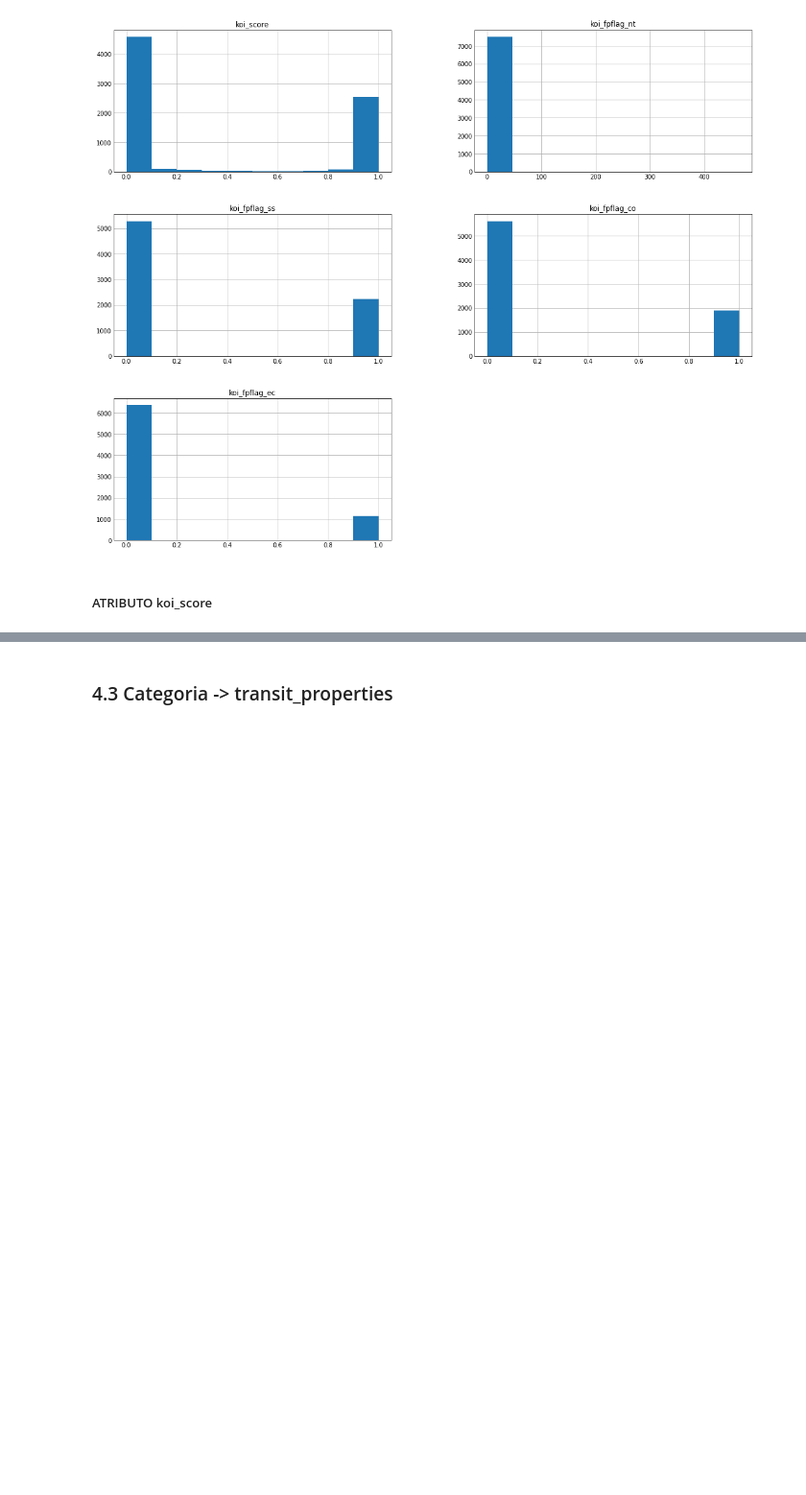
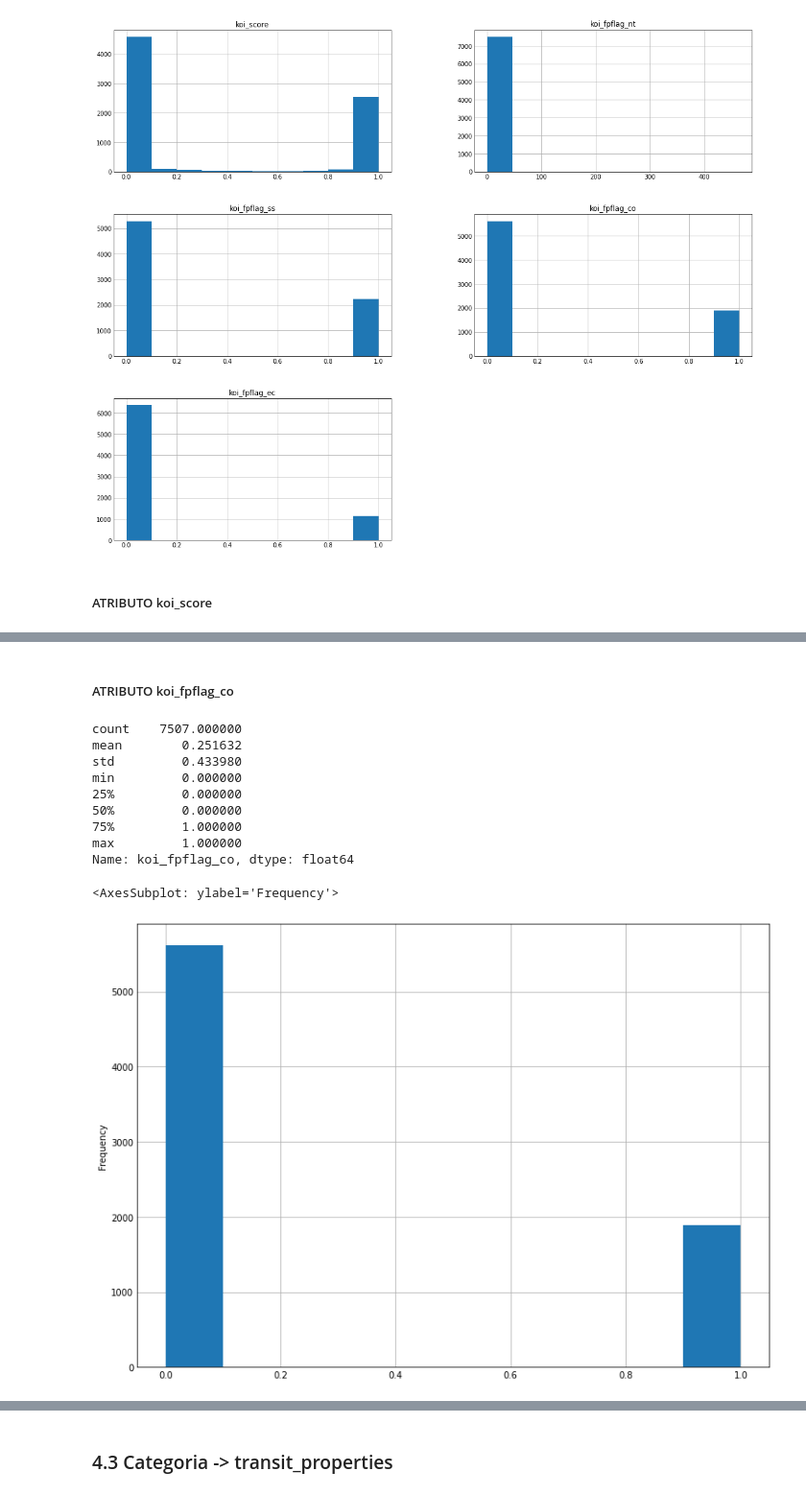
Before and after one commit to diogopena/exoplanet_classification_ml_model, a Jupyter notebook: exoplanet-ml-model-pt-br.ipynb, the cells around one changed output, grey strips where cells are left out. Shown at 96% size. Saved outputs shown, nothing was run; the diff lists cells and outputs as text; code cells hidden in the pictures; blank space fills up the shorter version.

```diff
--- a/exoplanet-ml-model-pt-br.ipynb
+++ b/exoplanet-ml-model-pt-br.ipynb
@@ -881,0 +928,21 @@ KeyError: False
+# %% [markdown]
+##### ATRIBUTO koi_fpflag_co
+# %%
+# ATRIBUTO koi_fpflag_ss
+# The source of the signal is from a nearby star, as inferred by measuringthe centroid location of the image both in and out of transit,
+# or by thestrength of the transit signal in the target's outer (halo) pixels ascompared to the transit signal from the pixels in the optimal (or core)aperture.
+print(df_exoplanets['koi_fpflag_co'].describe())
+df_exoplanets['koi_fpflag_co'].plot(kind='hist',figsize=(10,7))
+# Mesma situação da flag NT porém sem necessidade de tratamento
+# %% [output]
+count    7507.000000
+mean        0.251632
+std         0.433980
+min         0.000000
+25%         0.000000
+50%         0.000000
+75%         1.000000
+max         1.000000
+Name: koi_fpflag_co, dtype: float64
+<AxesSubplot: ylabel='Frequency'>
+[figure, added]
```
Also changed, not shown: parts of 15 cells of this notebook.
